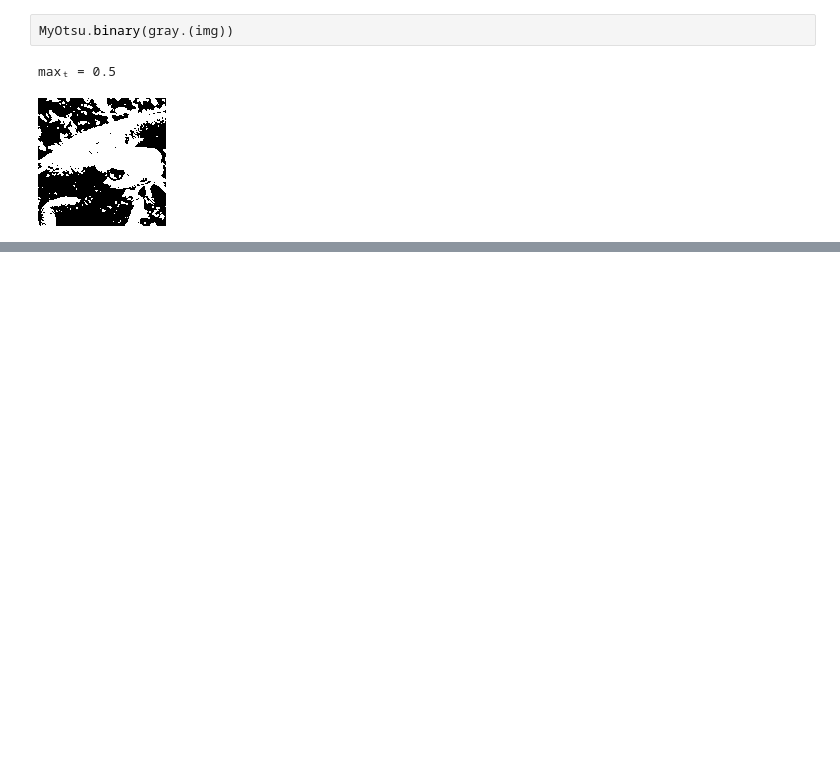
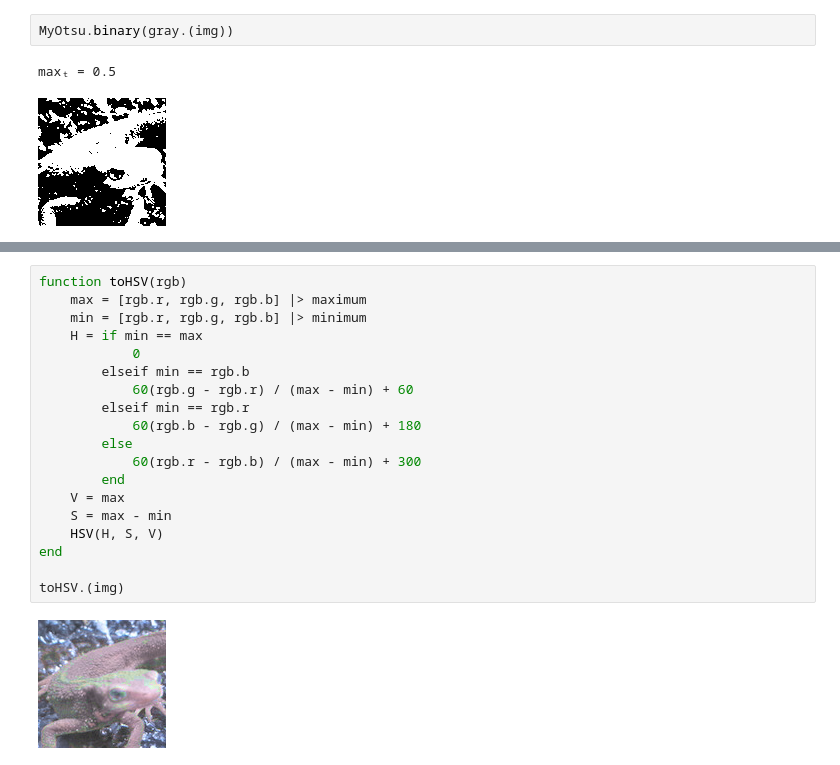
Before and after one commit to tkmfujise/Gasyori100knock-julia, a Jupyter notebook: Q_01-10.ipynb, the cells around one changed output, grey strips where cells are left out. Drawn from its saved outputs; the diff is of its cells as text; blank space fills up the shorter version.

```diff
--- a/Q_01-10.ipynb
+++ b/Q_01-10.ipynb
@@ -123,0 +170,21 @@ maxₜ = 0.5
+# %%
+function toHSV(rgb)
+    max = [rgb.r, rgb.g, rgb.b] |> maximum
+    min = [rgb.r, rgb.g, rgb.b] |> minimum
+    H = if min == max
+            0
+        elseif min == rgb.b
+            60(rgb.g - rgb.r) / (max - min) + 60
+        elseif min == rgb.r
+            60(rgb.b - rgb.g) / (max - min) + 180
+        else
+            60(rgb.r - rgb.b) / (max - min) + 300
+        end
+    V = max
+    S = max - min
+    HSV(H, S, V)
+end
+
+toHSV.(img)
+# %% [output]
+[figure, added]
```
Also changed, not shown: parts of 10 cells of this notebook.
